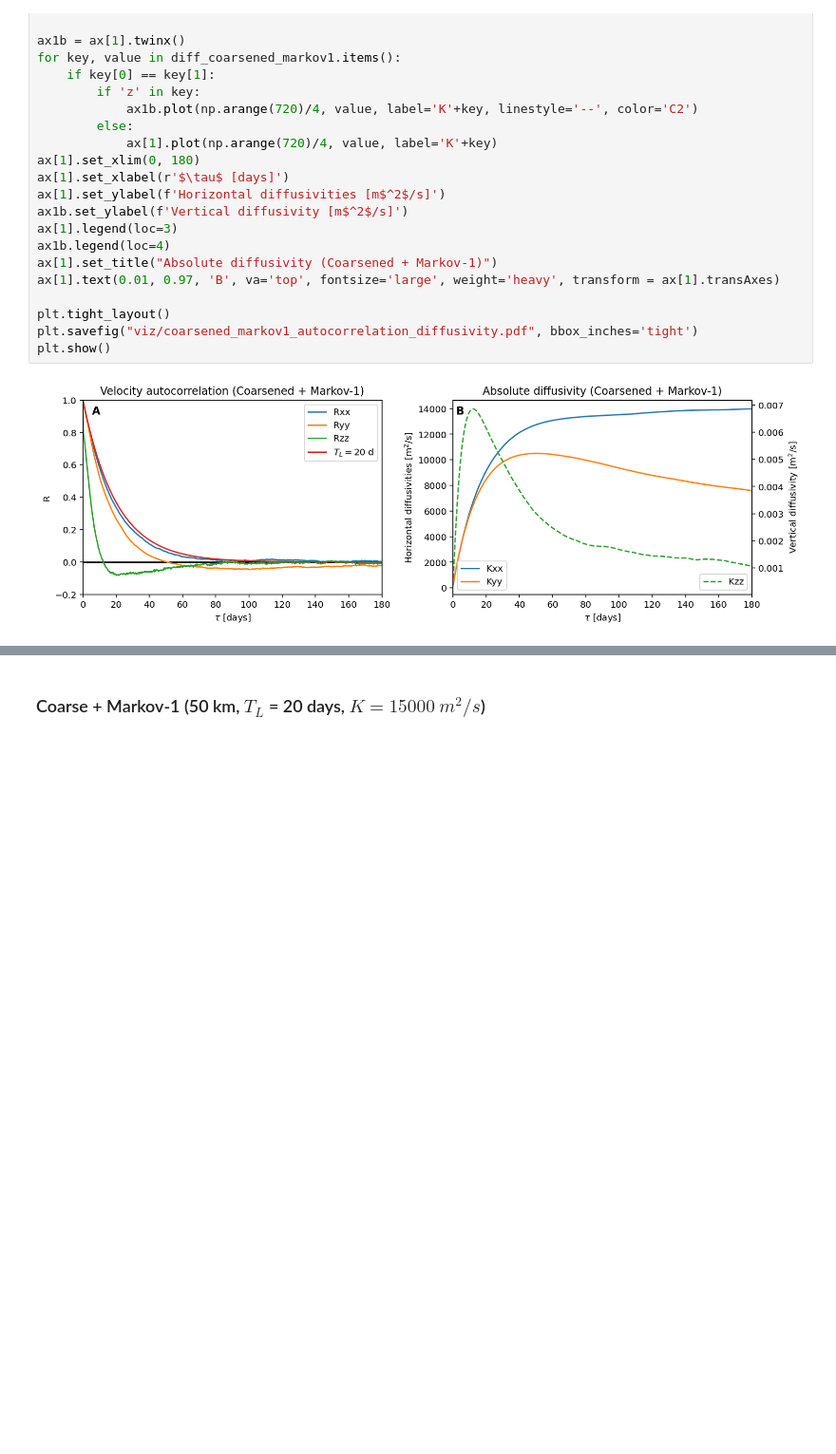
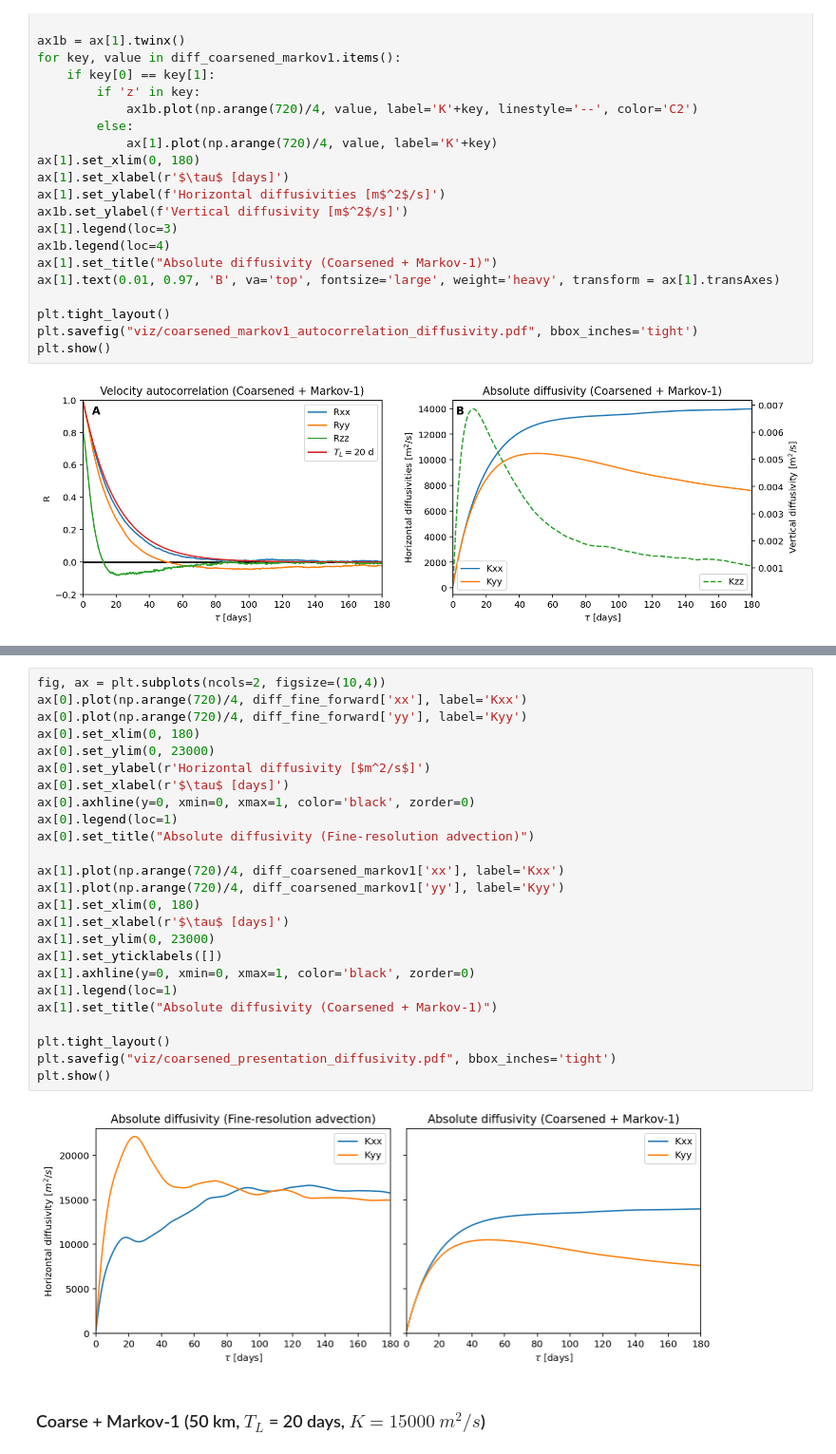
Before and after one commit to daanreijnders/isoneutral-dispersion, a Jupyter notebook: ACC_particle_experiments/analysis/ACC_absolute_dispersion_analysis_ridge.ipynb, the cells around one changed output, grey strips where cells are left out. Shown at 95% size. Cells and saved outputs as stored; diff of their text form; blank space fills up the shorter version.

```diff
--- a/ACC_particle_experiments/analysis/ACC_absolute_dispersion_analysis_ridge.ipynb
+++ b/ACC_particle_experiments/analysis/ACC_absolute_dispersion_analysis_ridge.ipynb
@@ -344,3 +373,30 @@ plt.show()
+# %%
+fig, ax = plt.subplots(ncols=2, figsize=(10,4))
+ax[0].plot(np.arange(720)/4, diff_fine_forward['xx'], label='Kxx')
+ax[0].plot(np.arange(720)/4, diff_fine_forward['yy'], label='Kyy')
+ax[0].set_xlim(0, 180)
+ax[0].set_ylim(0, 23000)
+ax[0].set_ylabel(r'Horizontal diffusivity [$m^2/s$]')
+ax[0].set_xlabel(r'$\tau$ [days]')
+ax[0].axhline(y=0, xmin=0, xmax=1, color='black', zorder=0)
+ax[0].legend(loc=1)
+ax[0].set_title("Absolute diffusivity (Fine-resolution advection)")
+
+ax[1].plot(np.arange(720)/4, diff_coarsened_markov1['xx'], label='Kxx')
+ax[1].plot(np.arange(720)/4, diff_coarsened_markov1['yy'], label='Kyy')
+ax[1].set_xlim(0, 180)
+ax[1].set_xlabel(r'$\tau$ [days]')
+ax[1].set_ylim(0, 23000)
+ax[1].set_yticklabels([])
+ax[1].axhline(y=0, xmin=0, xmax=1, color='black', zorder=0)
+ax[1].legend(loc=1)
+ax[1].set_title("Absolute diffusivity (Coarsened + Markov-1)")
+
+plt.tight_layout()
+plt.savefig("viz/coarsened_presentation_diffusivity.pdf", bbox_inches='tight')
+plt.show()
+# %% [output]
+[figure, added]
 # %% [markdown]
 ### Coarse + Markov-1 (50 km, $T_L$ = 20 days, $K=15000$ $m^2/s$)
 # %%
```
Also changed, not shown: parts of 1 cell of this notebook, 37 other files.
